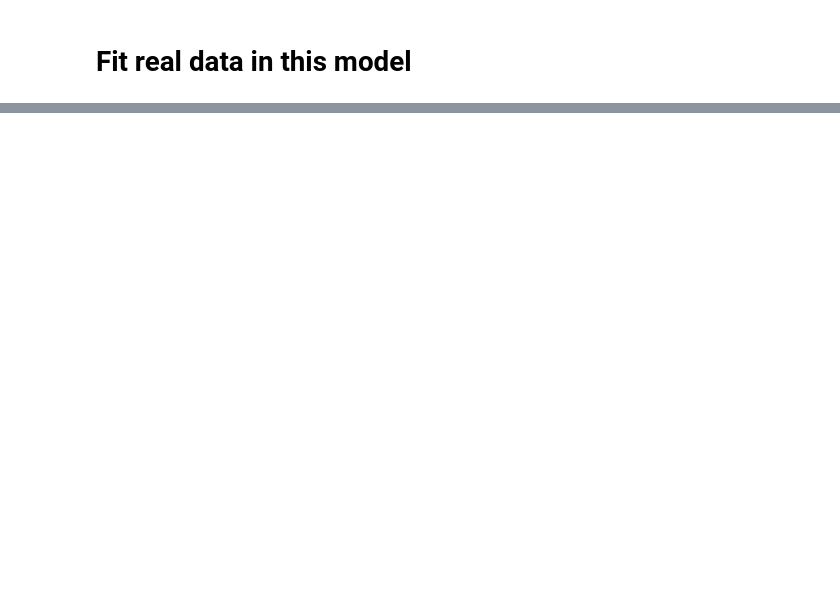
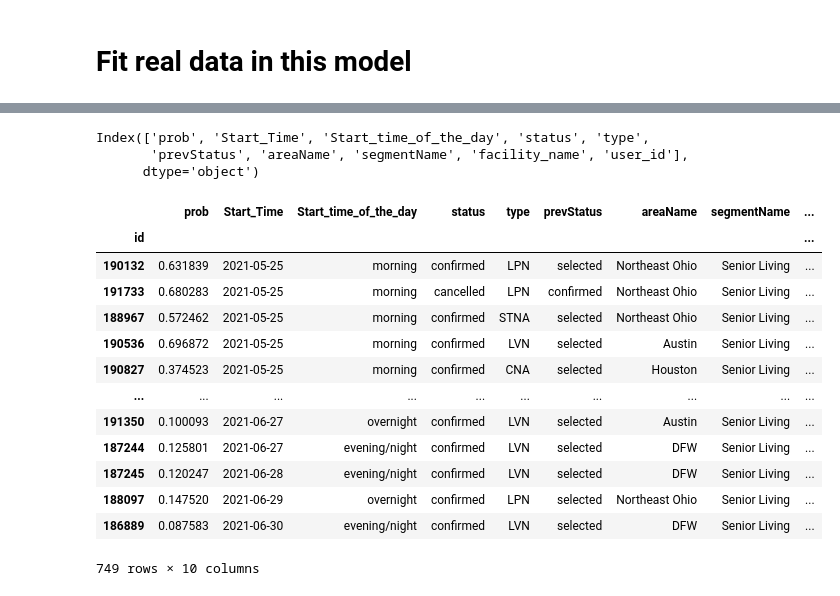
Before and after one commit to fufufu-hub/nursedash, a Jupyter notebook: logistic regression-Silver Bullet.ipynb, the cells around one changed output, grey strips where cells are left out. Drawn from its saved outputs; the diff is of its cells as text; code cells hidden in the pictures; blank space fills up the shorter version.

```diff
--- a/logistic regression-Silver Bullet.ipynb
+++ b/logistic regression-Silver Bullet.ipynb
@@ -349,0 +390,27 @@ Name: Start_Time, Length: 688, dtype: datetime64[ns]
+# %%
+# read the prediction file
+prediction = realdata[['id', 'Start_Time', 'prob']]
+validation = prediction.merge(df, on = 'id', how = 'left')
+# %%
+from datetime import date
+
+today = date.today()
+
+# convert to datetime for conditonal selection
+validation['Start_Time_x'] = pd.to_datetime(validation['Start_Time_x'])
+
+# only select date part of the time
+validation['Start_Time_x'] = validation.apply(lambda row: str(row['Start_Time_x'].date()), axis = 1)
+# %%
+# rename start time
+validation = validation.rename(columns={"Start_Time_x": "Start_Time"})
+
+# limit our result to what we want as validation file
+validation = validation[['id','prob','Start_Time','Start_time_of_the_day','status','type','prevStatus','areaName','segmentName','facility_name','user_id']]
+# %%
+validation = validation.set_index("id")
+validation.columns
+# %% [output]
+Index(['prob', 'Start_Time', 'Start_time_of_the_day', 'status', 'type',
+       'prevStatus', 'areaName', 'segmentName', 'facility_name', 'user_id'],
+      dtype='object')
@@ -349,0 +419,17 @@ Name: Start_Time, Length: 688, dtype: datetime64[ns]
+# %%
+validation
+# %% [output]
+|  | prob | Start_Time | Start_time_of_the_day | status | type | prevStatus | areaName | segmentName | ... |
+| id |  |  |  |  |  |  |  |  | ... |
+| 190132 | 0.631839 | 2021-05-25 | morning | confirmed | LPN | selected | Northeast Ohio | Senior Living | ... |
+| 191733 | 0.680283 | 2021-05-25 | morning | cancelled | LPN | confirmed | Northeast Ohio | Senior Living | ... |
+| 188967 | 0.572462 | 2021-05-25 | morning | confirmed | STNA | selected | Northeast Ohio | Senior Living | ... |
+| 190536 | 0.696872 | 2021-05-25 | morning | confirmed | LVN | selected | Austin | Senior Living | ... |
+| 190827 | 0.374523 | 2021-05-25 | morning | confirmed | CNA | selected | Houston | Senior Living | ... |
+| ... | ... | ... | ... | ... | ... | ... | ... | ... | ... |
+| 191350 | 0.100093 | 2021-06-27 | overnight | confirmed | LVN | selected | Austin | Senior Living | ... |
+| 187244 | 0.125801 | 2021-06-27 | evening/night | confirmed | LVN | selected | DFW | Senior Living | ... |
+| 187245 | 0.120247 | 2021-06-28 | evening/night | confirmed | LVN | selected | DFW | Senior Living | ... |
+| 188097 | 0.147520 | 2021-06-29 | overnight | confirmed | LPN | selected | Northeast Ohio | Senior Living | ... |
+| 186889 | 0.087583 | 2021-06-30 | evening/night | confirmed | LVN | selected | DFW | Senior Living | ... |
+749 rows × 10 columns
```
Also changed, not shown: parts of 31 cells of this notebook, 1 other file.
